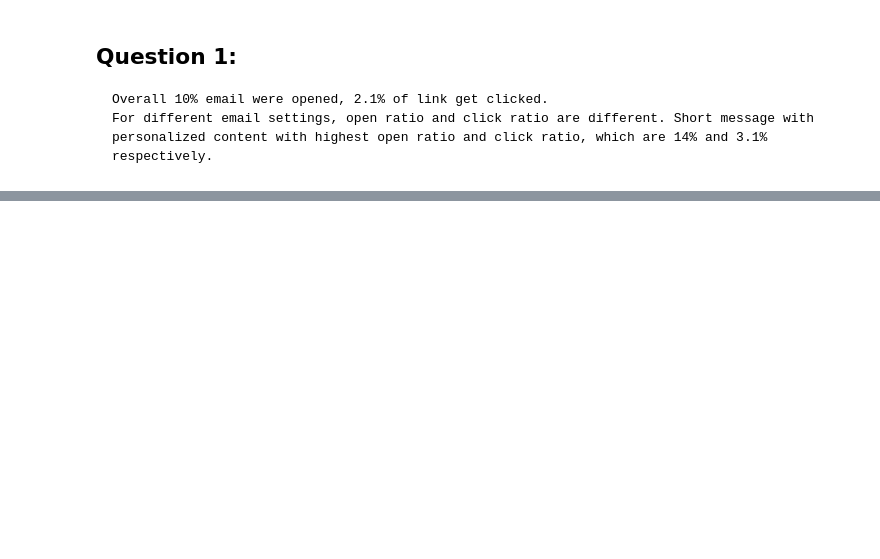
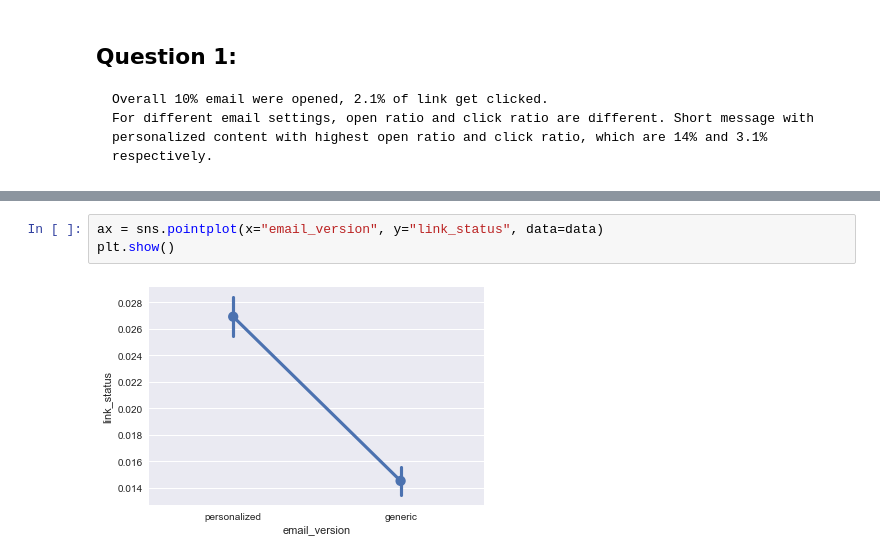
Before and after one commit to asa2012/TakeHomeChallenge, a Jupyter notebook: 7 Marketing Email Campaign.ipynb, the cells around one changed output, grey strips where cells are left out. Cells and saved outputs as stored; diff of their text form; blank space fills up the shorter version.

```diff
--- a/7 Marketing Email Campaign.ipynb
+++ b/7 Marketing Email Campaign.ipynb
@@ -103,0 +272,5 @@ data["link_status"].mean() #2.1%
+# %%
+ax = sns.pointplot(x="email_version", y="link_status", data=data)
+plt.show()
+# %% [output]
+[figure, added]
```
Also changed, not shown: parts of 33 cells of this notebook.
